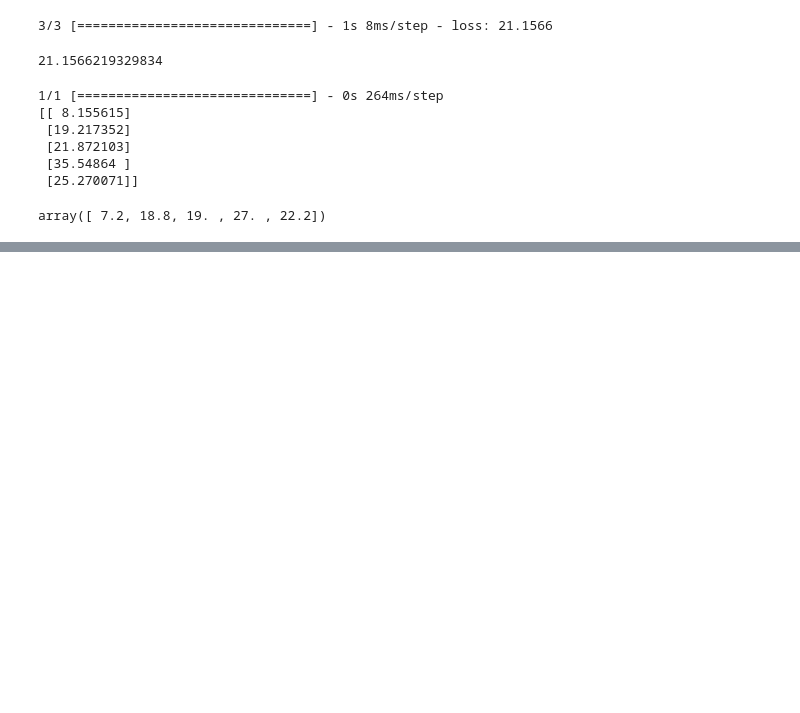
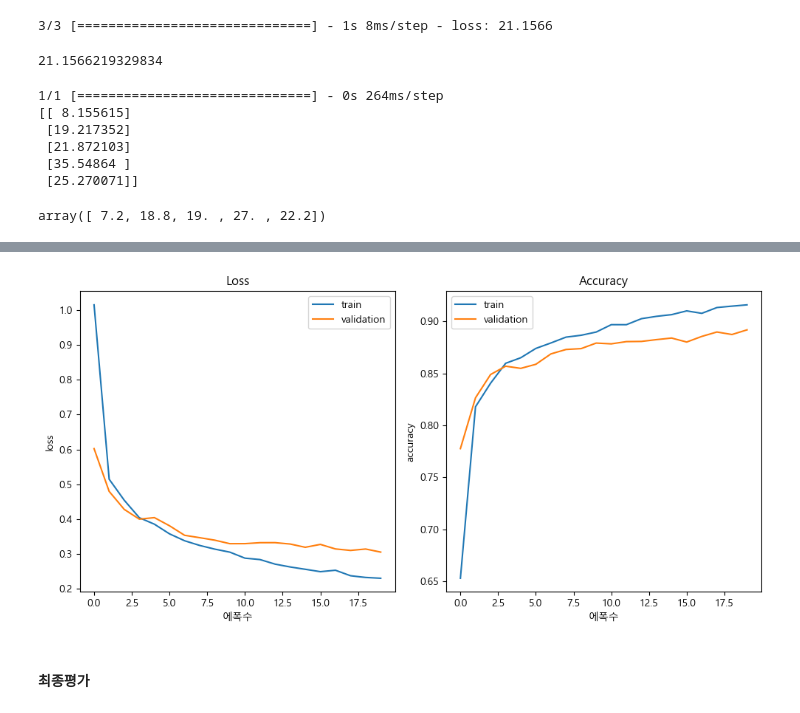
Before and after one commit to 1ee1hee/Deep_Learning, a Jupyter notebook: TFdata 파이프라인 분류 회귀 실습.ipynb, the cells around one changed output, grey strips where cells are left out. Cells and saved outputs as stored; diff of their text form; code cells hidden in the pictures; blank space fills up the shorter version.

```diff
--- a/TFdata 파이프라인 분류 회귀 실습.ipynb
+++ b/TFdata 파이프라인 분류 회귀 실습.ipynb
@@ -498,0 +749,4 @@ array([ 7.2, 18.8, 19. , 27. , 22.2])
+# %%
+model_fashion2 = get_model_fashion(LEARNING_RATE)
+
+hist = model_fashion2.fit(train_dataset, epochs = 20, validation_data = val_dataset)
@@ -498,0 +771,24 @@ array([ 7.2, 18.8, 19. , 27. , 22.2])
+# %%
+plt.figure(figsize=(10, 5))
+plt.subplot(1, 2, 1)
+plt.plot(hist.epoch, hist.history['loss'], label='train')
+plt.plot(hist.epoch, hist.history['val_loss'], label='validation')
+plt.title('Loss')
+plt.xlabel('에폭수')
+plt.ylabel('loss')
+plt.legend()
+
+plt.subplot(1, 2, 2)
+plt.plot(hist.epoch, hist.history['accuracy'], label = 'train')
+plt.plot(hist.epoch, hist.history['val_accuracy'], label = 'validation')
+plt.title('Accuracy')
+plt.xlabel('에폭수')
+plt.ylabel('accuracy')
+plt.legend()
+
+plt.tight_layout()
+plt.show()
+# %% [output]
+[figure, added]
+# %% [markdown]
+#### 최종평가
```
Also changed, not shown: parts of 74 cells of this notebook, 11 other files.
